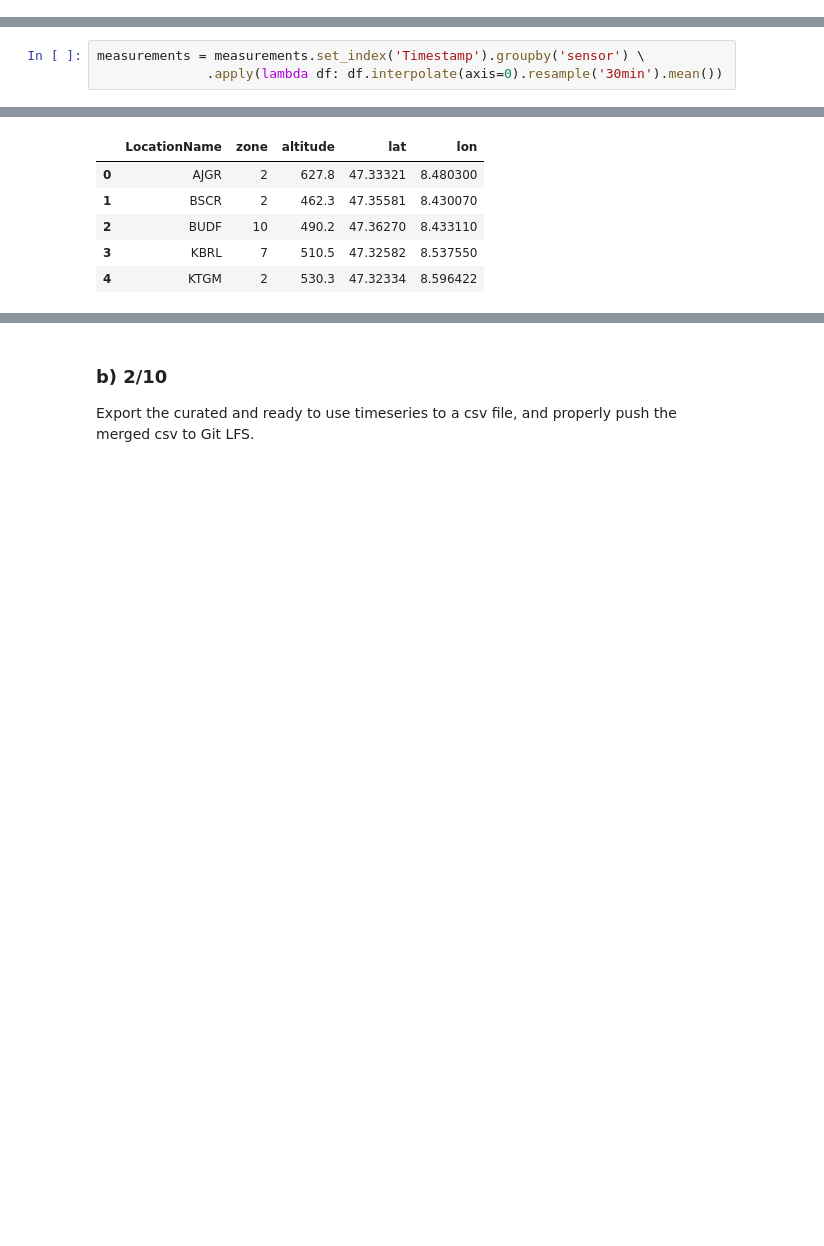
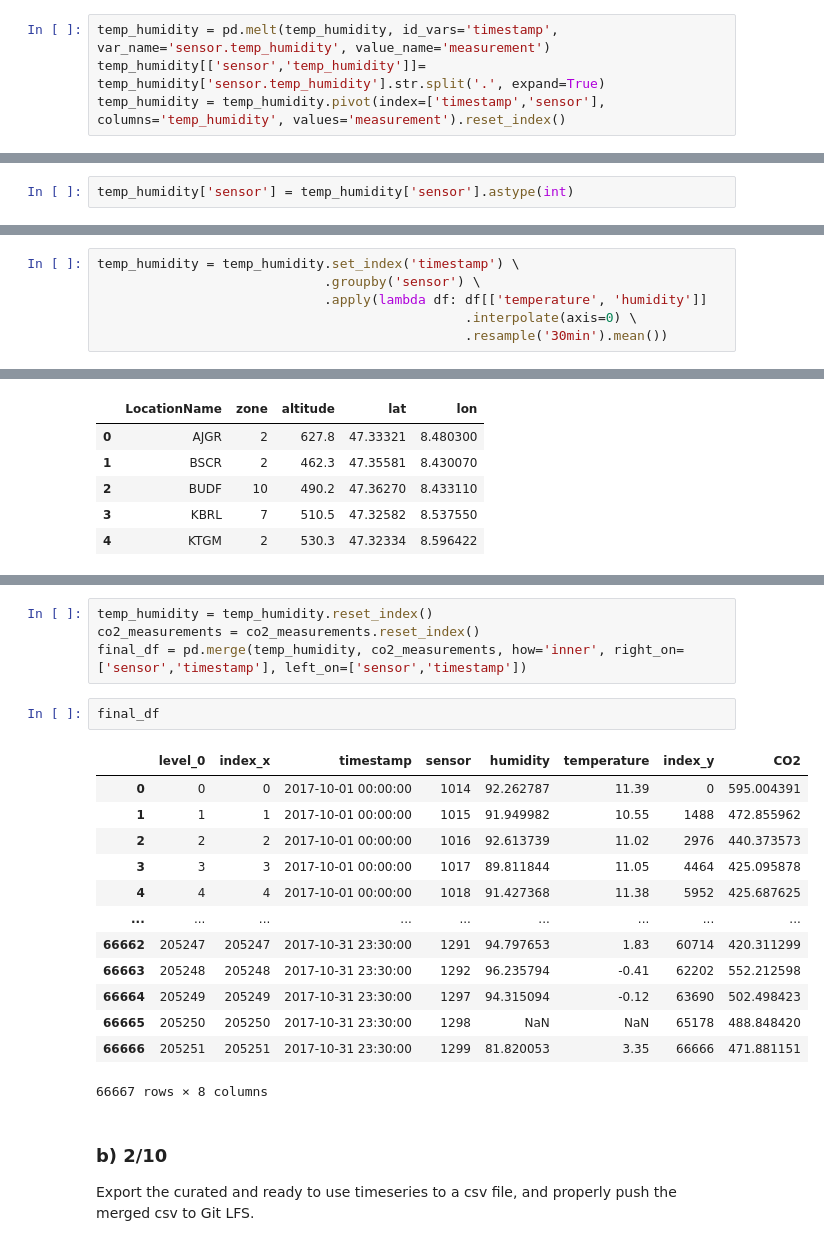
Before and after one commit to ayman-mezghani/dslab-hw1-Data_Science_with_CO2, a Jupyter notebook: notebooks/DSLab-homework1.ipynb, the cells around one changed output, grey strips where cells are left out. Drawn from its saved outputs; the diff is of its cells as text; blank space fills up the shorter version.

```diff
--- a/notebooks/DSLab-homework1.ipynb
+++ b/notebooks/DSLab-homework1.ipynb
@@ -129,0 +165,4 @@ measurements
+# %%
+temp_humidity = pd.melt(temp_humidity, id_vars='timestamp', var_name='sensor.temp_humidity', value_name='measurement')
+temp_humidity[['sensor','temp_humidity']]= temp_humidity['sensor.temp_humidity'].str.split('.', expand=True)
+temp_humidity = temp_humidity.pivot(index=['timestamp','sensor'], columns='temp_humidity', values='measurement').reset_index()
@@ -129,0 +185,2 @@ measurements
+# %%
+temp_humidity['sensor'] = temp_humidity['sensor'].astype(int)
@@ -130,3 +191,6 @@ measurements
 # %%
-measurements = measurements.set_index('Timestamp').groupby('sensor') \
-              .apply(lambda df: df.interpolate(axis=0).resample('30min').mean())
+temp_humidity = temp_humidity.set_index('timestamp') \
+                             .groupby('sensor') \
+                             .apply(lambda df: df[['temperature', 'humidity']]
+                                               .interpolate(axis=0) \
+                                               .resample('30min').mean())
@@ -244,3 +226,23 @@ True
+# %%
+temp_humidity = temp_humidity.reset_index()
+co2_measurements = co2_measurements.reset_index()
+final_df = pd.merge(temp_humidity, co2_measurements, how='inner', right_on=['sensor','timestamp'], left_on=['sensor','timestamp'])
+# %%
+final_df
+# %% [output]
+|  | level_0 | index_x | timestamp | sensor | humidity | temperature | index_y | CO2 |
+| 0 | 0 | 0 | 2017-10-01 00:00:00 | 1014 | 92.262787 | 11.39 | 0 | 595.004391 |
+| 1 | 1 | 1 | 2017-10-01 00:00:00 | 1015 | 91.949982 | 10.55 | 1488 | 472.855962 |
+| 2 | 2 | 2 | 2017-10-01 00:00:00 | 1016 | 92.613739 | 11.02 | 2976 | 440.373573 |
+| 3 | 3 | 3 | 2017-10-01 00:00:00 | 1017 | 89.811844 | 11.05 | 4464 | 425.095878 |
+| 4 | 4 | 4 | 2017-10-01 00:00:00 | 1018 | 91.427368 | 11.38 | 5952 | 425.687625 |
+| ... | ... | ... | ... | ... | ... | ... | ... | ... |
+| 66662 | 205247 | 205247 | 2017-10-31 23:30:00 | 1291 | 94.797653 | 1.83 | 60714 | 420.311299 |
+| 66663 | 205248 | 205248 | 2017-10-31 23:30:00 | 1292 | 96.235794 | -0.41 | 62202 | 552.212598 |
+| 66664 | 205249 | 205249 | 2017-10-31 23:30:00 | 1297 | 94.315094 | -0.12 | 63690 | 502.498423 |
+| 66665 | 205250 | 205250 | 2017-10-31 23:30:00 | 1298 | NaN | NaN | 65178 | 488.848420 |
+| 66666 | 205251 | 205251 | 2017-10-31 23:30:00 | 1299 | 81.820053 | 3.35 | 66666 | 471.881151 |
+66667 rows × 8 columns
 # %% [markdown]
 ### b) **2/10**
 
```
Also changed, not shown: parts of 30 cells of this notebook.
